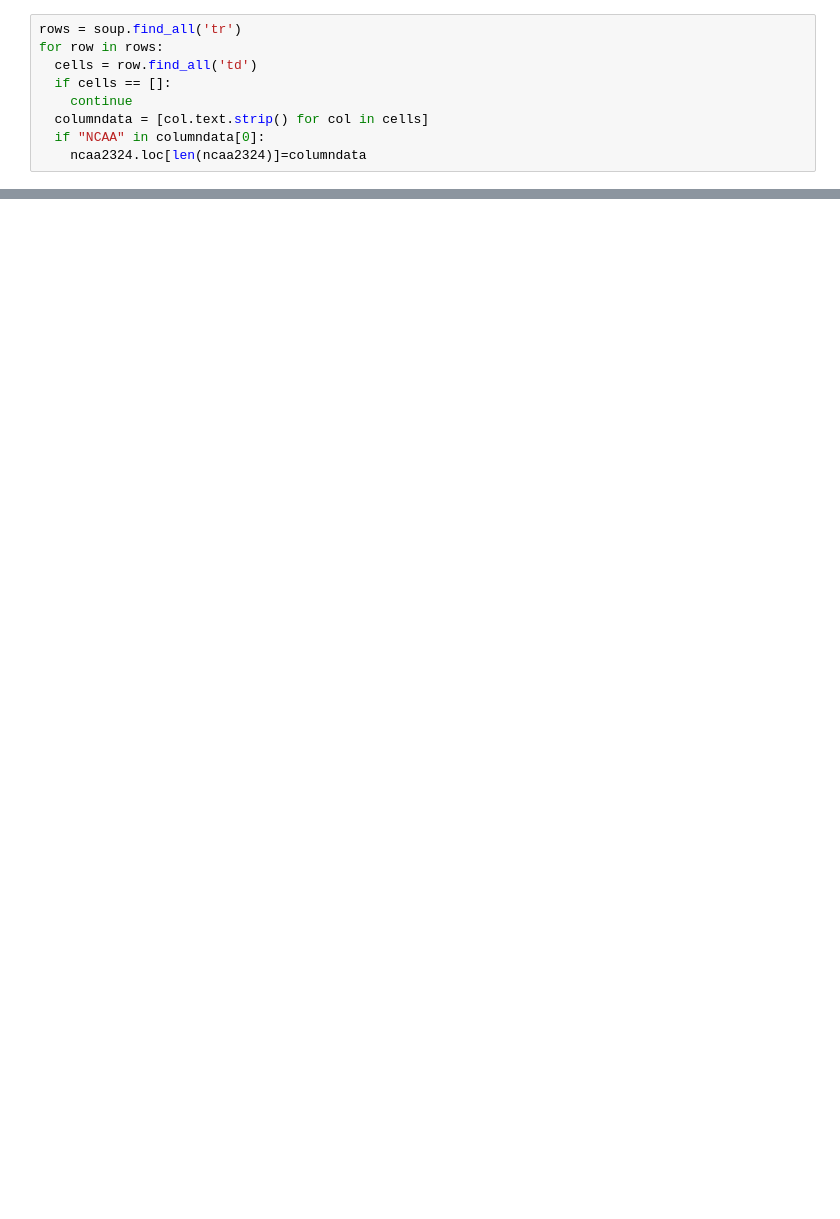
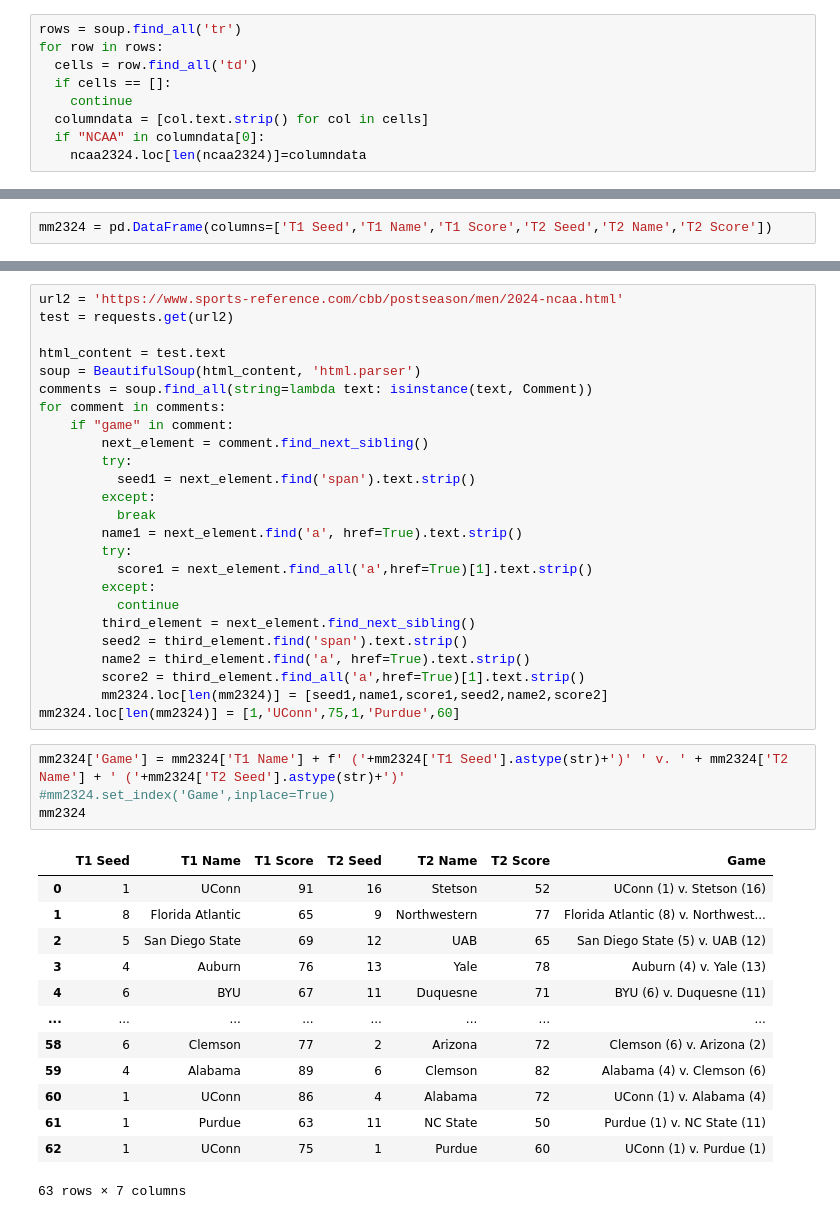
Before and after one commit to BARATZL/march-madness-supML, a Jupyter notebook: NCAAMB_ML.ipynb, the cells around one changed output, grey strips where cells are left out. Saved outputs shown, nothing was run; the diff lists cells and outputs as text; blank space fills up the shorter version.

```diff
--- a/NCAAMB_ML.ipynb
+++ b/NCAAMB_ML.ipynb
@@ -96,0 +183,2 @@ ncaa2324.head()
+# %%
+mm2324 = pd.DataFrame(columns=['T1 Seed','T1 Name','T1 Score','T2 Seed','T2 Name','T2 Score'])
@@ -96,0 +189,43 @@ ncaa2324.head()
+# %%
+url2 = 'https://www.sports-reference.com/cbb/postseason/men/2024-ncaa.html'
+test = requests.get(url2)
+
+html_content = test.text
+soup = BeautifulSoup(html_content, 'html.parser')
+comments = soup.find_all(string=lambda text: isinstance(text, Comment))
+for comment in comments:
+    if "game" in comment:
+        next_element = comment.find_next_sibling()
+        try:
+          seed1 = next_element.find('span').text.strip()
+        except:
+          break
+        name1 = next_element.find('a', href=True).text.strip()
+        try:
+          score1 = next_element.find_all('a',href=True)[1].text.strip()
+        except:
+          continue
+        third_element = next_element.find_next_sibling()
+        seed2 = third_element.find('span').text.strip()
+        name2 = third_element.find('a', href=True).text.strip()
+        score2 = third_element.find_all('a',href=True)[1].text.strip()
+        mm2324.loc[len(mm2324)] = [seed1,name1,score1,seed2,name2,score2]
+mm2324.loc[len(mm2324)] = [1,'UConn',75,1,'Purdue',60]
+# %%
+mm2324['Game'] = mm2324['T1 Name'] + f' ('+mm2324['T1 Seed'].astype(str)+')' ' v. ' + mm2324['T2 Name'] + ' ('+mm2324['T2 Seed'].astype(str)+')'
+#mm2324.set_index('Game',inplace=True)
+mm2324
+# %% [output]
+|  | T1 Seed | T1 Name | T1 Score | T2 Seed | T2 Name | T2 Score | Game |
+| 0 | 1 | UConn | 91 | 16 | Stetson | 52 | UConn (1) v. Stetson (16) |
+| 1 | 8 | Florida Atlantic | 65 | 9 | Northwestern | 77 | Florida Atlantic (8) v. Northwest... |
+| 2 | 5 | San Diego State | 69 | 12 | UAB | 65 | San Diego State (5) v. UAB (12) |
+| 3 | 4 | Auburn | 76 | 13 | Yale | 78 | Auburn (4) v. Yale (13) |
+| 4 | 6 | BYU | 67 | 11 | Duquesne | 71 | BYU (6) v. Duquesne (11) |
+| ... | ... | ... | ... | ... | ... | ... | ... |
+| 58 | 6 | Clemson | 77 | 2 | Arizona | 72 | Clemson (6) v. Arizona (2) |
+| 59 | 4 | Alabama | 89 | 6 | Clemson | 82 | Alabama (4) v. Clemson (6) |
+| 60 | 1 | UConn | 86 | 4 | Alabama | 72 | UConn (1) v. Alabama (4) |
+| 61 | 1 | Purdue | 63 | 11 | NC State | 50 | Purdue (1) v. NC State (11) |
+| 62 | 1 | UConn | 75 | 1 | Purdue | 60 | UConn (1) v. Purdue (1) |
+63 rows × 7 columns
```
Also changed, not shown: parts of 15 cells of this notebook.
